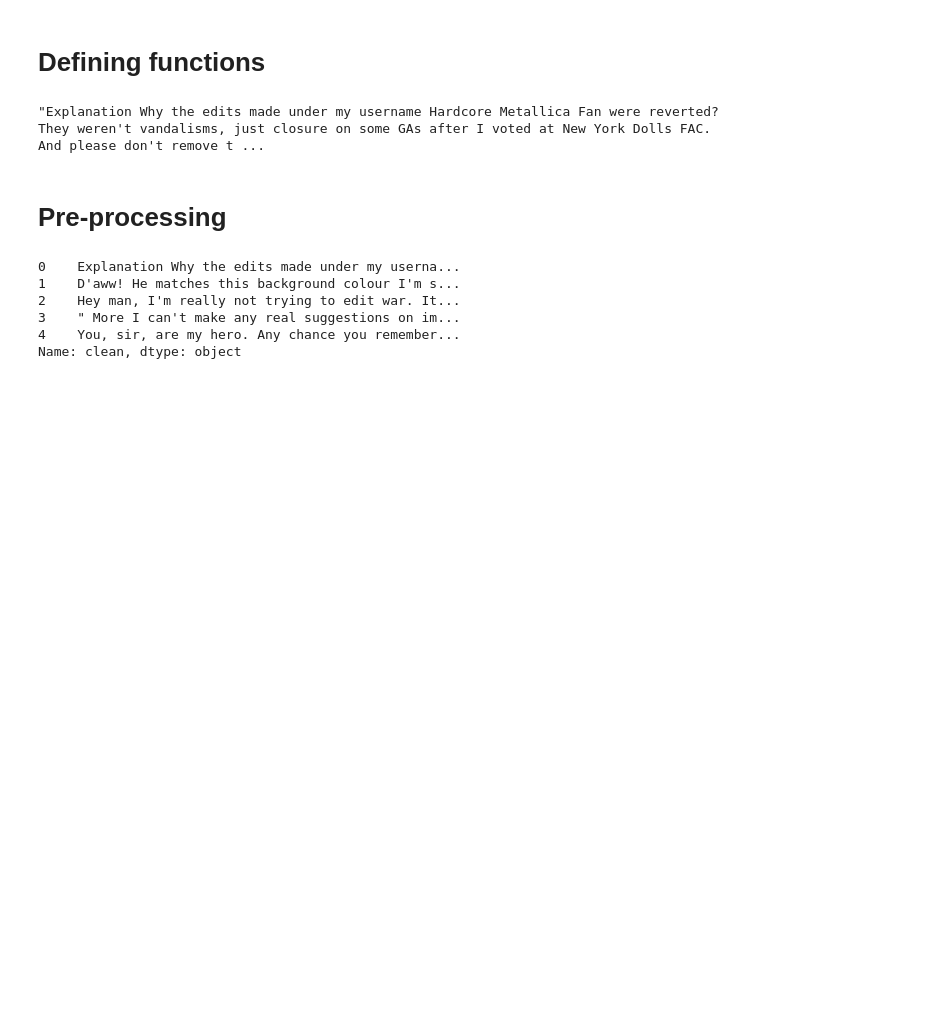
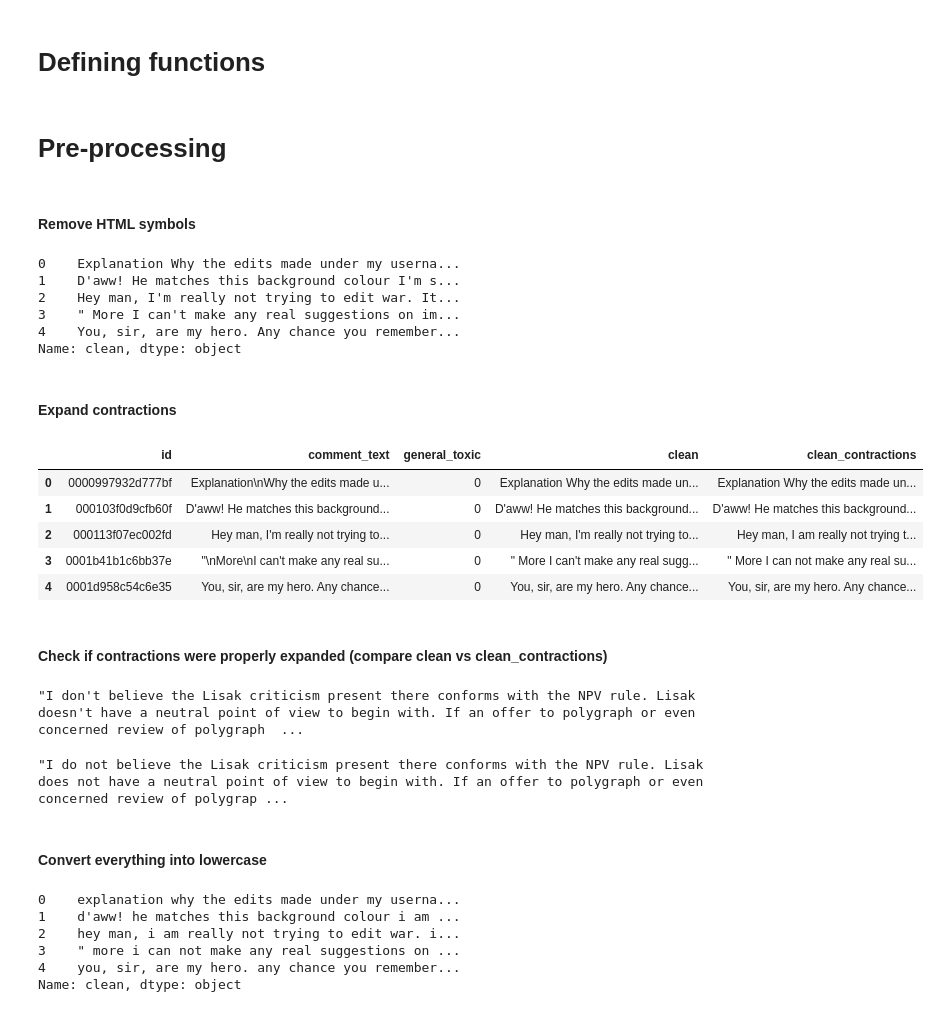
Before and after one commit to feebeef/Machine-Learning-on-Sentiment-Dataset, a Jupyter notebook: PE3.ipynb, the cells around one changed output. Saved outputs shown, nothing was run; the diff lists cells and outputs as text; code cells hidden in the pictures; blank space fills up the shorter version.

Commit message:
token, pos tokenization, contractions

```diff
--- a/PE3.ipynb
+++ b/PE3.ipynb
@@ -90,9 +138,13 @@ def remove_html(text):
     text = BeautifulSoup(ihtml.unescape(text), "lxml").text
     text = re.sub(r"\s+", " ", text)
     return text
-remove_html(train.loc[0, "comment_text"])
+#def remove_contractions(text):
+
+def lowercase(text):
+    return ''.join(word.lower() for word in text)
+#remove_html(train.loc[0, "comment_text"])
-# %% [output]
-"Explanation Why the edits made under my username Hardcore Metallica Fan were reverted? They weren't vandalisms, just closure on some GAs after I voted at New York Dolls FAC. And please don't remove t ...
 # %% [markdown]
 # Pre-processing
+# %% [markdown]
+#### Remove HTML symbols
 # %%
@@ -106,3 +157,37 @@ train['clean'].head()
 3    " More I can't make any real suggestions on im...
 4    You, sir, are my hero. Any chance you remember...
 Name: clean, dtype: object
+# %% [markdown]
+#### Expand contractions
+# %%
+train['clean_contractions'] = train['clean'].apply(lambda x: contractions.fix(x))
+train.head()
+# %% [output]
+|  | id | comment_text | general_toxic | clean | clean_contractions |
+| 0 | 0000997932d777bf | Explanation\nWhy the edits made u... | 0 | Explanation Why the edits made un... | Explanation Why the edits made un... |
+| 1 | 000103f0d9cfb60f | D'aww! He matches this background... | 0 | D'aww! He matches this background... | D'aww! He matches this background... |
+| 2 | 000113f07ec002fd | Hey man, I'm really not trying to... | 0 | Hey man, I'm really not trying to... | Hey man, I am really not trying t... |
+| 3 | 0001b41b1c6bb37e | "\nMore\nI can't make any real su... | 0 | " More I can't make any real sugg... | " More I can not make any real su... |
+| 4 | 0001d958c54c6e35 | You, sir, are my hero. Any chance... | 0 | You, sir, are my hero. Any chance... | You, sir, are my hero. Any chance... |
+# %% [markdown]
+#### Check if contractions were properly expanded  (compare clean vs clean_contractions)
+# %%
+train.loc[45, "clean"]
+# %% [output]
+"I don't believe the Lisak criticism present there conforms with the NPV rule. Lisak doesn't have a neutral point of view to begin with. If an offer to polygraph or even concerned review of polygraph  ...
+# %%
+train.loc[45, "clean_contractions"]
+# %% [output]
+"I do not believe the Lisak criticism present there conforms with the NPV rule. Lisak does not have a neutral point of view to begin with. If an offer to polygraph or even concerned review of polygrap ...
+# %% [markdown]
+#### Convert everything into lowercase
+# %%
+train['clean'] = train['clean_contractions'].apply(lambda x: lowercase(x))
+train['clean'].head()
+# %% [output]
+0    explanation why the edits made under my userna...
+1    d'aww! he matches this background colour i am ...
+2    hey man, i am really not trying to edit war. i...
+3    " more i can not make any real suggestions on ...
+4    you, sir, are my hero. any chance you remember...
+Name: clean, dtype: object
```
Also changed, not shown: parts of 21 cells of this notebook.
